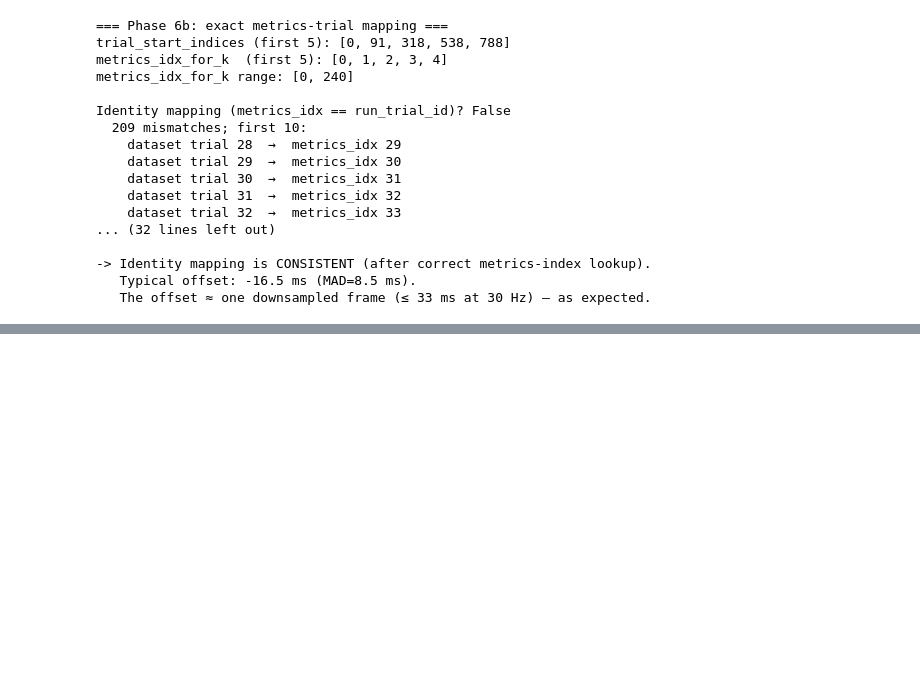
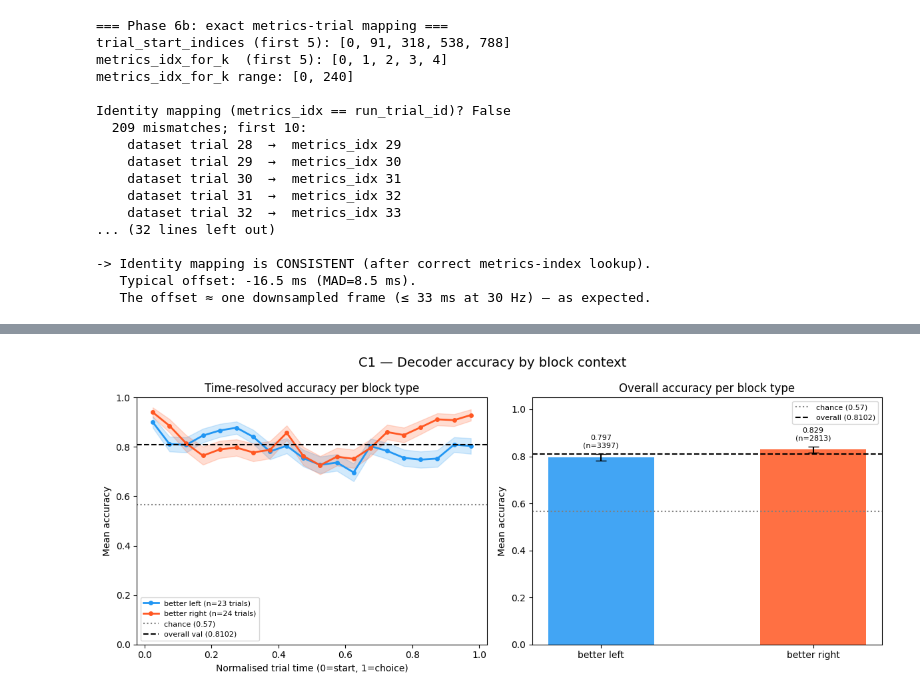
Before and after one commit to neuroinformatics-uni-vienna/NC-MCM, a Jupyter notebook: demos/time_resolved_predictability.ipynb, the cells around one changed output, grey strips where cells are left out. Drawn from its saved outputs; the diff is of its cells as text; code cells hidden in the pictures; blank space fills up the shorter version.

```diff
--- a/demos/time_resolved_predictability.ipynb
+++ b/demos/time_resolved_predictability.ipynb
@@ -544,6 +639,22 @@ some behavioral trials were not covered by the neural recording.
 `metrics.json`. Identity mapping (`trial_id == metrics_index`) is treated as a
 hypothesis and verified by checking temporal ordering consistency.
 # %%
+import sys
+sys.path.insert(0, str(REPO_ROOT))
+from ncmcm.data_loaders.bandit_task import BanditTaskNeuroPixelsDataset
+
+# Load the dataset (uses cached pickle — fast if already processed)
+ds = BanditTaskNeuroPixelsDataset(
+    str(DATASET_PATH),
+    downsample_fs=config.get('downsample_fs', 30),
+    downsample_method=config.get('downsample_method', 'gaussian'),
+    good_neurons_only=config.get('good_neurons_only', False),
+    b_mode=config.get('b_mode', 'decision_strict'),
+    hgf_model='binary2',
+    hgf_column='x_1_expected_mean',
+)
+print(f'Dataset loaded: x.shape={ds.x.shape},  T={ds.behavioral_time.shape[0]}')
+
 METRICS_PATH = DATASET_PATH / 'metrics.json'
 with open(METRICS_PATH) as f:
     metrics_data = json.load(f)
@@ -721,0 +988,67 @@ Identity mapping (metrics_idx == run_trial_id)? False
+# %%
+# ── C1: Accuracy by block context (better-left vs better-right) ──────────────
+BLOCK_PALETTE = {'better left': '#2196F3', 'better right': '#FF5722'}
+
+fig, axes = plt.subplots(1, 2, figsize=(12, 5))
+fig.suptitle('C1 — Decoder accuracy by block context', fontsize=14)
+
+block_types = ['better left', 'better right']
+
+# Left panel: time-resolved accuracy curves split by block type
+for bt in block_types:
+    sub  = df_meta[df_meta['better_side'] == bt]
+    n_tr = sub['trial_id'].nunique()
+    # Bin by normalized_time
+    bin_acc, bin_se = [], []
+    for lo, hi in zip(bin_edges[:-1], bin_edges[1:]):
+        mask = (sub['normalized_time'] >= lo) & (sub['normalized_time'] < hi)
+        vals = sub.loc[mask, 'correct']
+        if len(vals) < 3:
+            bin_acc.append(np.nan); bin_se.append(np.nan)
+        else:
+            bin_acc.append(vals.mean())
+            bin_se.append(vals.std() / np.sqrt(len(vals)))
+    bin_acc = np.array(bin_acc); bin_se = np.array(bin_se)
+    axes[0].plot(bin_ctrs, bin_acc, '-o', color=BLOCK_PALETTE[bt],
+                 label=f'{bt} (n={n_tr} trials)', linewidth=2, markersize=4)
+    axes[0].fill_between(bin_ctrs, bin_acc - bin_se, bin_acc + bin_se,
+                         color=BLOCK_PALETTE[bt], alpha=0.2)
+
+axes[0].axhline(chance,  color='grey',  ls=':', lw=1.5, label=f'chance ({chance:.2f})')
+axes[0].axhline(ref_acc, color='black', ls='--', lw=1.5,
+                label=f'overall val ({ref_acc:.4f})')
+axes[0].set_xlabel('Normalised trial time (0=start, 1=choice)')
+axes[0].set_ylabel('Mean accuracy')
+axes[0].set_title('Time-resolved accuracy per block type')
+axes[0].legend(fontsize=8)
+axes[0].set_ylim(0, 1)
+
+# Right panel: overall accuracy + 95 % CI per block type
+means, cis, labels_, counts_ = [], [], [], []
+for bt in block_types:
+    sub  = df_meta[df_meta['better_side'] == bt]['correct']
+    n    = len(sub)
+    mn   = sub.mean()
+    se   = sub.std() / np.sqrt(n) if n > 1 else 0
+    means.append(mn); cis.append(1.96 * se)
+    labels_.append(bt); counts_.append(n)
+
+x_pos = np.arange(len(block_types))
+bars  = axes[1].bar(x_pos, means, color=[BLOCK_PALETTE[b] for b in block_types],
+                    width=0.5, alpha=0.85, zorder=2)
+axes[1].errorbar(x_pos, means, yerr=cis, fmt='none', color='black', capsize=6, zorder=3)
+axes[1].axhline(chance,  color='grey',  ls=':', lw=1.5, label=f'chance ({chance:.2f})')
+axes[1].axhline(ref_acc, color='black', ls='--', lw=1.5, label=f'overall ({ref_acc:.4f})')
+for xi, (mn, n) in enumerate(zip(means, counts_)):
+    axes[1].text(xi, mn + cis[xi] + 0.02, f'{mn:.3f}\n(n={n})',
+                 ha='center', va='bottom', fontsize=8)
+axes[1].set_xticks(x_pos); axes[1].set_xticklabels(block_types)
+axes[1].set_ylabel('Mean accuracy'); axes[1].set_title('Overall accuracy per block type')
+axes[1].set_ylim(0, 1.05); axes[1].legend(fontsize=8)
+
+plt.tight_layout()
+fig.savefig(OUTPUT_DIR / 'accuracy_by_block_context.png', dpi=150, bbox_inches='tight')
+plt.show()
+print(f"Saved: {OUTPUT_DIR / 'accuracy_by_block_context.png'}")
+# %% [output]
+[figure, added]
```
Also changed, not shown: parts of 19 cells of this notebook.
